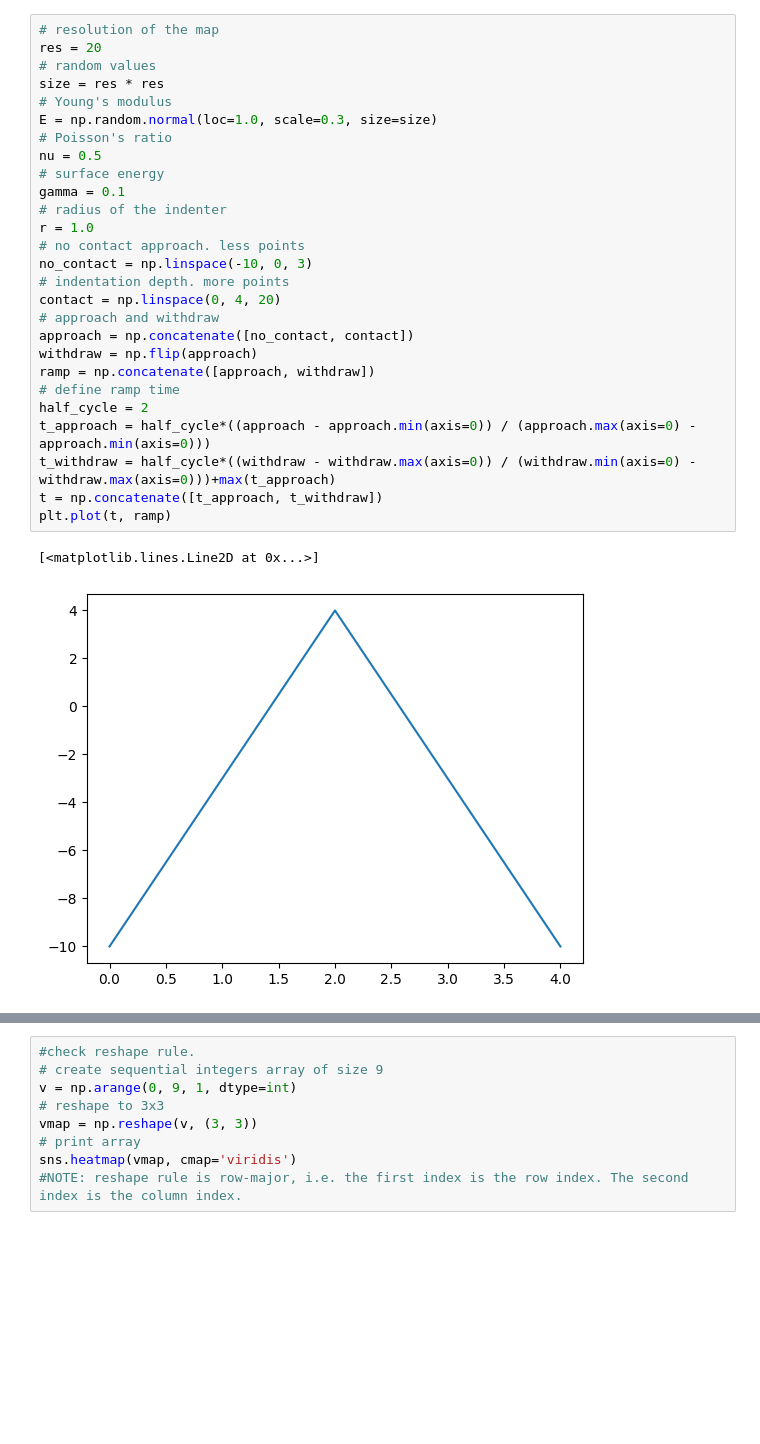
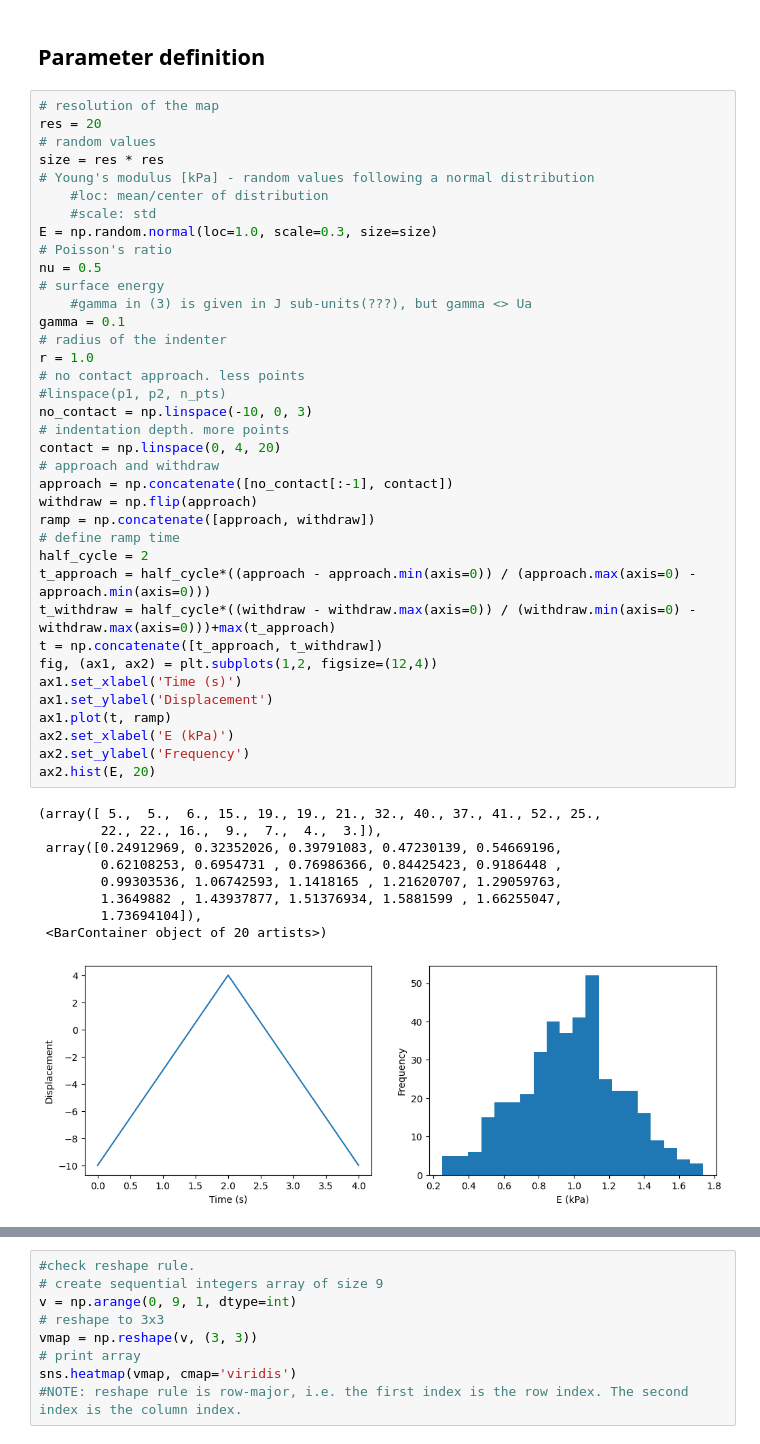
Before and after one commit to luisrlp/contact-surface, a Jupyter notebook: draft.ipynb, the cells around one changed output, grey strips where cells are left out. Saved outputs shown, nothing was run; the diff lists cells and outputs as text; blank space fills up the shorter version.

```diff
--- a/draft.ipynb
+++ b/draft.ipynb
@@ -67,33 +73,52 @@ def jkr(i, E, nu, gamma, r):
     # make nan values zero
     force[np.isnan(force)] = 0
     return force
+# %% [markdown]
+## Parameter definition
 # %%
 # resolution of the map
 res = 20
 # random values
 size = res * res
-# Young's modulus
+# Young's modulus [kPa] - random values following a normal distribution
+    #loc: mean/center of distribution
+    #scale: std
 E = np.random.normal(loc=1.0, scale=0.3, size=size)
 # Poisson's ratio
 nu = 0.5
 # surface energy
+    #gamma in (3) is given in J sub-units(???), but gamma <> Ua
 gamma = 0.1
 # radius of the indenter
 r = 1.0
 # no contact approach. less points
+#linspace(p1, p2, n_pts)
 no_contact = np.linspace(-10, 0, 3)
 # indentation depth. more points
 contact = np.linspace(0, 4, 20)
 # approach and withdraw
-approach = np.concatenate([no_contact, contact])
+approach = np.concatenate([no_contact[:-1], contact])
 withdraw = np.flip(approach)
 ramp = np.concatenate([approach, withdraw])
 # define ramp time
 half_cycle = 2
 t_approach = half_cycle*((approach - approach.min(axis=0)) / (approach.max(axis=0) - approach.min(axis=0)))
 t_withdraw = half_cycle*((withdraw - withdraw.max(axis=0)) / (withdraw.min(axis=0) - withdraw.max(axis=0)))+max(t_approach)
 t = np.concatenate([t_approach, t_withdraw])
-plt.plot(t, ramp)
+fig, (ax1, ax2) = plt.subplots(1,2, figsize=(12,4))
+ax1.set_xlabel('Time (s)')
+ax1.set_ylabel('Displacement')
+ax1.plot(t, ramp)
+ax2.set_xlabel('E (kPa)')
+ax2.set_ylabel('Frequency')
+ax2.hist(E, 20)
 # %% [output]
-[<matplotlib.lines.Line2D at 0x...>]
+(array([ 5.,  5.,  6., 15., 19., 19., 21., 32., 40., 37., 41., 52., 25.,
+        22., 22., 16.,  9.,  7.,  4.,  3.]),
+ array([0.24912969, 0.32352026, 0.39791083, 0.47230139, 0.54669196,
+        0.62108253, 0.6954731 , 0.76986366, 0.84425423, 0.9186448 ,
+        0.99303536, 1.06742593, 1.1418165 , 1.21620707, 1.29059763,
+        1.3649882 , 1.43937877, 1.51376934, 1.5881599 , 1.66255047,
+        1.73694104]),
+ <BarContainer object of 20 artists>)
-[figure, old version]
+[figure, new version]
```
Also changed, not shown: parts of 17 cells of this notebook.
